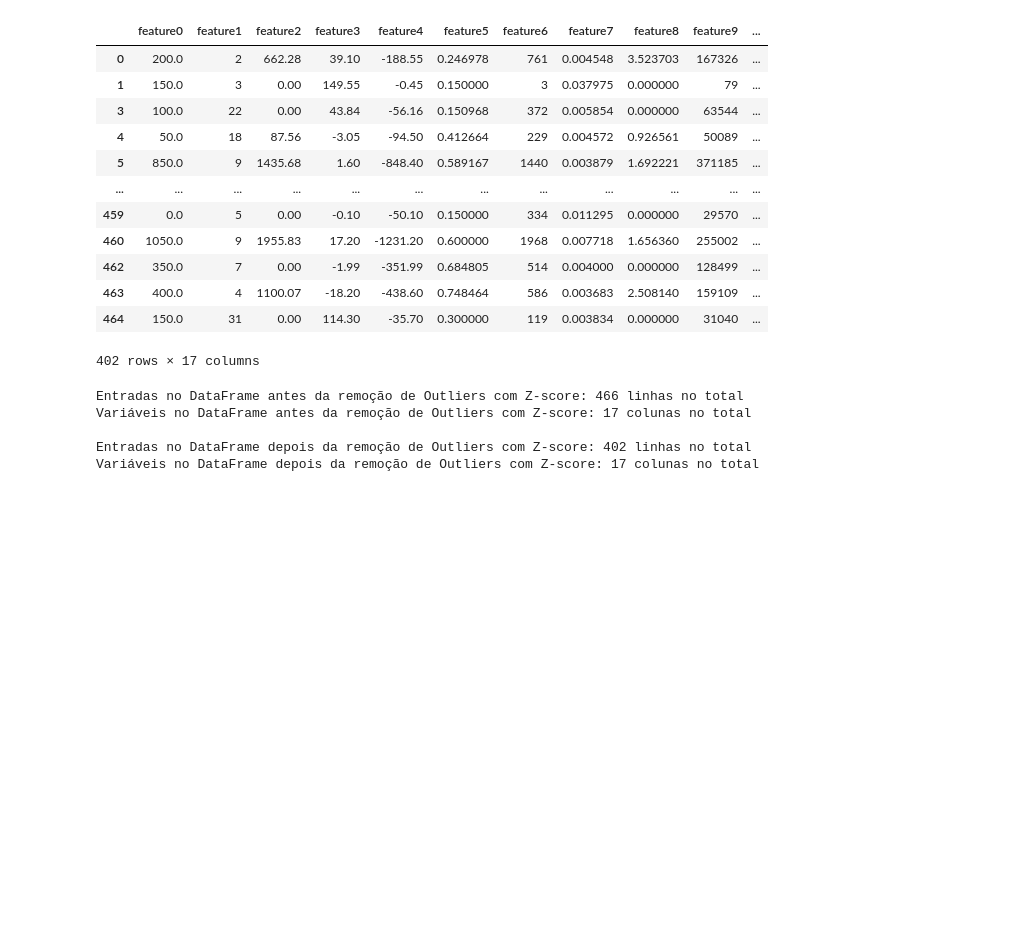
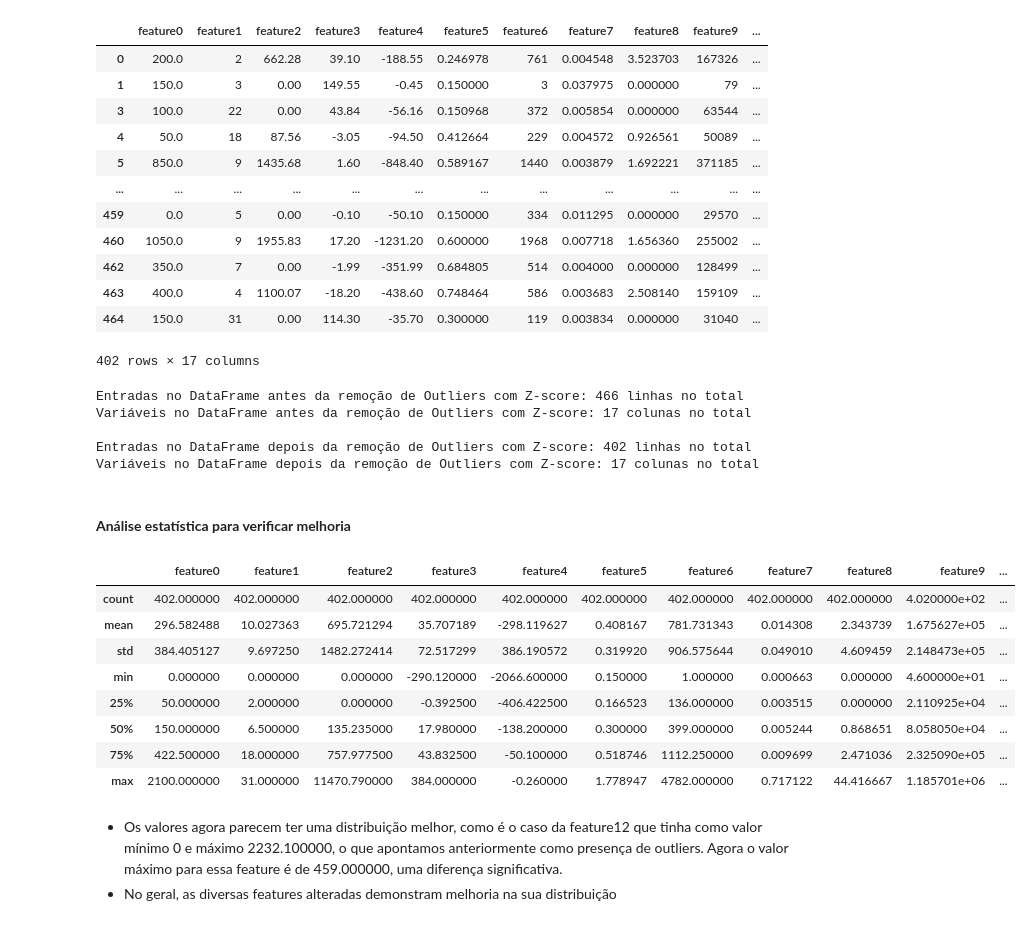
Before and after one commit to vivianerenizia/pattern-recognition, a Jupyter notebook: pattern_recognition.ipynb, the cells around one changed output. Cells and saved outputs as stored; diff of their text form; code cells hidden in the pictures; blank space fills up the shorter version.

Commit message:
add outlier removal improvement

```diff
--- a/pattern_recognition.ipynb
+++ b/pattern_recognition.ipynb
@@ -333,3 +333,21 @@ Variáveis no DataFrame antes da remoção de Outliers com Z-score: 17 colunas n
 
 Entradas no DataFrame depois da remoção de Outliers com Z-score: 402 linhas no total
 Variáveis no DataFrame depois da remoção de Outliers com Z-score: 17 colunas no total
+# %% [markdown]
+#### **Análise estatística para verificar melhoria**
+# %%
+descriptive_stats = df_cleaned.describe()
+descriptive_stats
+# %% [output]
+|  | feature0 | feature1 | feature2 | feature3 | feature4 | feature5 | feature6 | feature7 | feature8 | feature9 | ... |
+| count | 402.000000 | 402.000000 | 402.000000 | 402.000000 | 402.000000 | 402.000000 | 402.000000 | 402.000000 | 402.000000 | 4.020000e+02 | ... |
+| mean | 296.582488 | 10.027363 | 695.721294 | 35.707189 | -298.119627 | 0.408167 | 781.731343 | 0.014308 | 2.343739 | 1.675627e+05 | ... |
+| std | 384.405127 | 9.697250 | 1482.272414 | 72.517299 | 386.190572 | 0.319920 | 906.575644 | 0.049010 | 4.609459 | 2.148473e+05 | ... |
+| min | 0.000000 | 0.000000 | 0.000000 | -290.120000 | -2066.600000 | 0.150000 | 1.000000 | 0.000663 | 0.000000 | 4.600000e+01 | ... |
+| 25% | 50.000000 | 2.000000 | 0.000000 | -0.392500 | -406.422500 | 0.166523 | 136.000000 | 0.003515 | 0.000000 | 2.110925e+04 | ... |
+| 50% | 150.000000 | 6.500000 | 135.235000 | 17.980000 | -138.200000 | 0.300000 | 399.000000 | 0.005244 | 0.868651 | 8.058050e+04 | ... |
+| 75% | 422.500000 | 18.000000 | 757.977500 | 43.832500 | -50.100000 | 0.518746 | 1112.250000 | 0.009699 | 2.471036 | 2.325090e+05 | ... |
+| max | 2100.000000 | 31.000000 | 11470.790000 | 384.000000 | -0.260000 | 1.778947 | 4782.000000 | 0.717122 | 44.416667 | 1.185701e+06 | ... |
+# %% [markdown]
+- Os valores agora parecem ter uma distribuição melhor, como é o caso da feature12 que tinha como valor mínimo 0 e máximo 2232.100000, o que apontamos anteriormente como presença de outliers. Agora o valor máximo para essa feature é de 459.000000, uma diferença significativa.
+- No geral, as diversas features alteradas demonstram melhoria na sua distribuição
```
Also changed, not shown: parts of 1 cell of this notebook.
